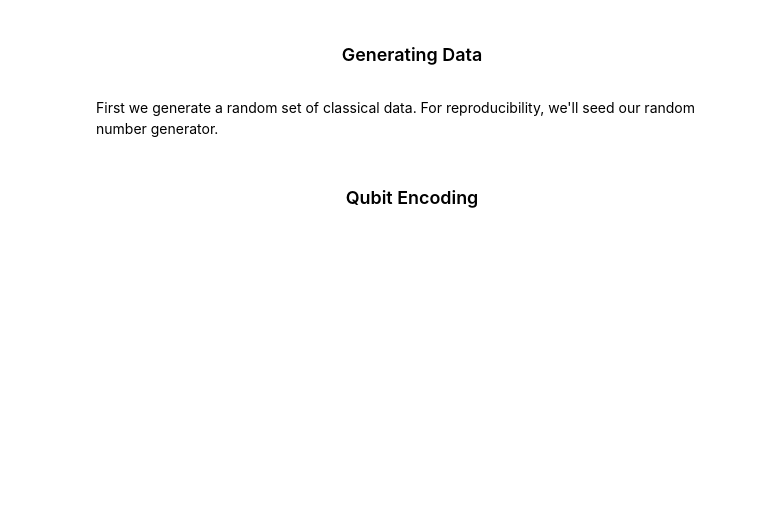
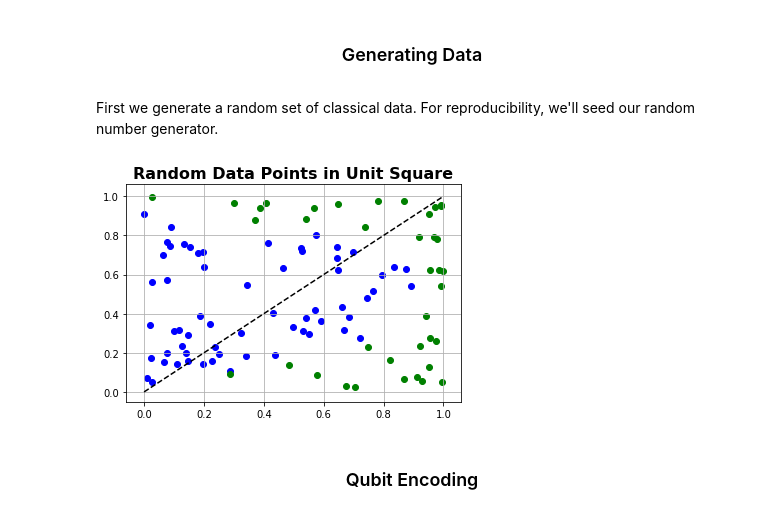
Before and after one commit to rmlarose/nisqai-dev, a Jupyter notebook: examples/one-qubit-classifier/one-qubit-classifier.ipynb, the cells around one changed output. Drawn from its saved outputs; the diff is of its cells as text; code cells hidden in the pictures; blank space fills up the shorter version.

```diff
--- a/examples/one-qubit-classifier/one-qubit-classifier.ipynb
+++ b/examples/one-qubit-classifier/one-qubit-classifier.ipynb
@@ -82,35 +82,37 @@ SEED = 1059123109
 np.random.seed(seed=SEED)
 # %%
 # generate data points distributed uniformly at random in [0, 1) x [0, 1)
-npoints = 400
+npoints = 100
 data = np.random.rand(npoints, 2)
 
 def predicate(point):
     """Returns true if the point satisfies the predicate, else false."""
-    return True if point[0] <= point[1] else False
+    return True if point[0] <= np.sin(np.pi * point[1]) else False
 
 # separate the data with a linear boundary y = x
 labels = np.array([1 if predicate(p) else 0 for p in data])
 
 # plot the line y = x
 xs = np.linspace(0, 1, 100)
 ys = 0.5 * np.ones_like(xs)
 plt.plot(xs, xs, '--k')
 
 # plot the data with the color key BLUE = 0 = LEFT, GREEN = 1 = RIGHT
 for i in range(npoints):
     if labels[i] == 0:
         ckey = 'g'
     else:
         ckey = 'b'
     plt.scatter(data[i, 0], data[i, 1], color=ckey)
 
 # title and axis lables
 plt.title("Random Data Points in Unit Square", fontweight="bold", fontsize=16)
 
 # put on a grid and show the plot
 plt.grid()
 plt.show()
+# %% [output]
+[figure, added]
 # %% [markdown]
 ### <p style="text-align: center;"> Qubit Encoding </p>
 # %% [markdown]
```
Also changed, not shown: parts of 15 cells of this notebook.
